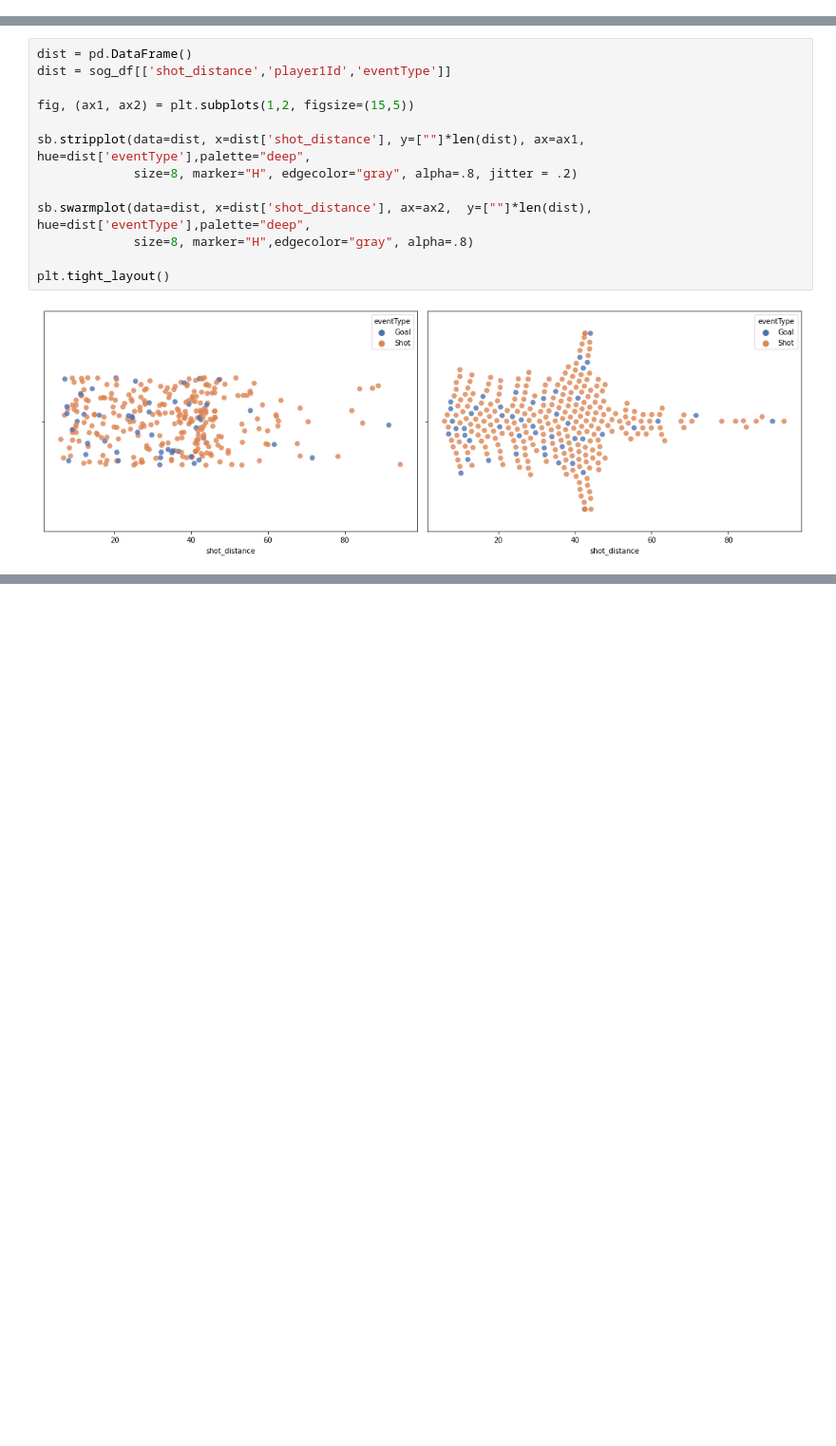
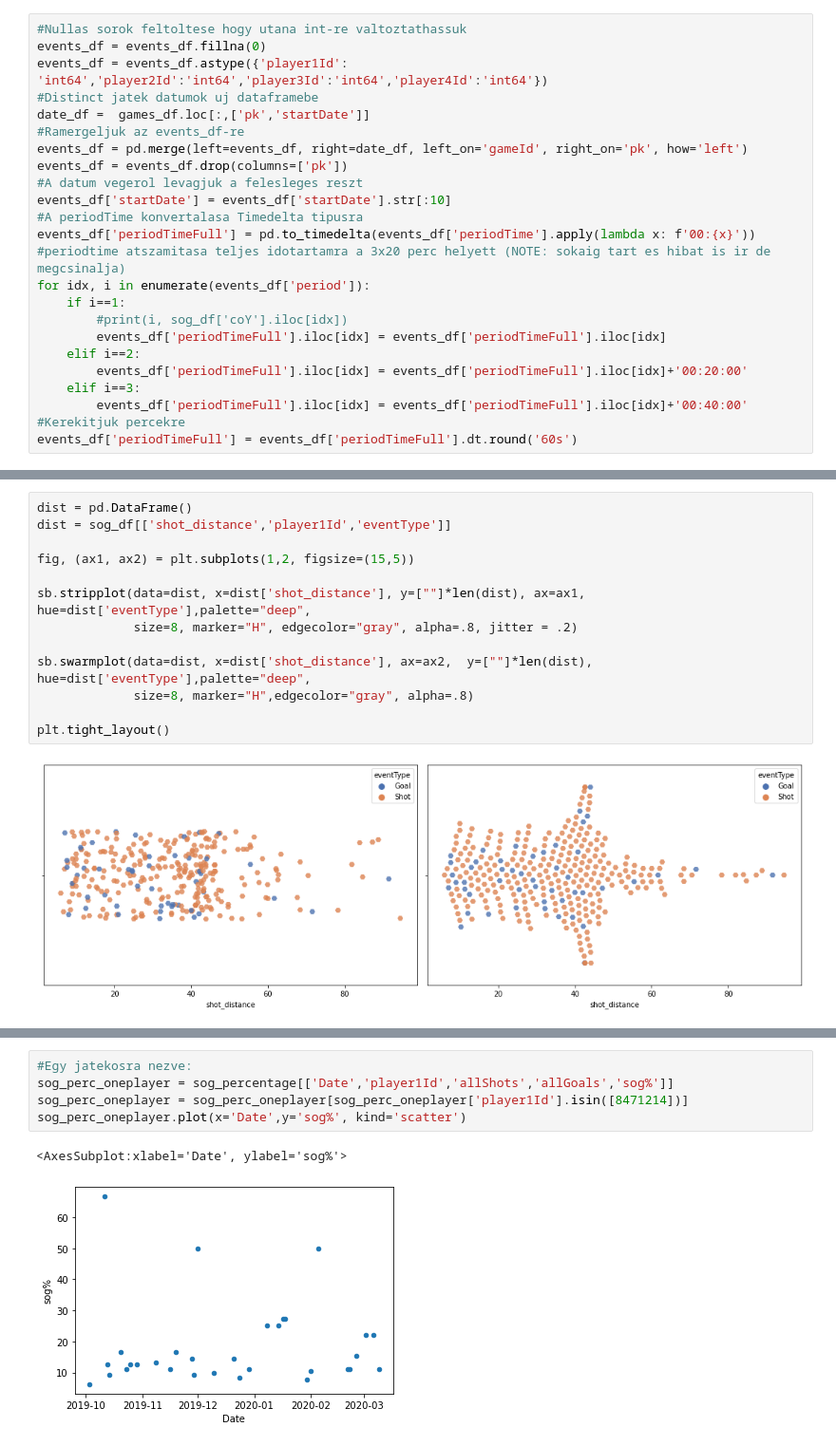
Before and after one commit to szonja126/NHL-Diplomamunka, a Jupyter notebook: readcsv.ipynb, the cells around one changed output, grey strips where cells are left out. Shown at 95% size. Drawn from its saved outputs; the diff is of its cells as text; blank space fills up the shorter version.

```diff
--- a/readcsv.ipynb
+++ b/readcsv.ipynb
@@ -28 +25,25 @@ events_df = events_df.astype({'player1Id': 'int64','player2Id':'int64','player3I
+# %%
+#Nullas sorok feltoltese hogy utana int-re valtoztathassuk
+events_df = events_df.fillna(0)
+events_df = events_df.astype({'player1Id': 'int64','player2Id':'int64','player3Id':'int64','player4Id':'int64'})
+#Distinct jatek datumok uj dataframebe
+date_df =  games_df.loc[:,['pk','startDate']]
+#Ramergeljuk az events_df-re
+events_df = pd.merge(left=events_df, right=date_df, left_on='gameId', right_on='pk', how='left')
+events_df = events_df.drop(columns=['pk'])
+#A datum vegerol levagjuk a felesleges reszt
+events_df['startDate'] = events_df['startDate'].str[:10]
+#A periodTime konvertalasa Timedelta tipusra
+events_df['periodTimeFull'] = pd.to_timedelta(events_df['periodTime'].apply(lambda x: f'00:{x}'))
+#periodtime atszamitasa teljes idotartamra a 3x20 perc helyett (NOTE: sokaig tart es hibat is ir de megcsinalja)
+for idx, i in enumerate(events_df['period']):
+    if i==1:
+        #print(i, sog_df['coY'].iloc[idx])
+        events_df['periodTimeFull'].iloc[idx] = events_df['periodTimeFull'].iloc[idx]
+    elif i==2:
+        events_df['periodTimeFull'].iloc[idx] = events_df['periodTimeFull'].iloc[idx]+'00:20:00'
+    elif i==3:
+        events_df['periodTimeFull'].iloc[idx] = events_df['periodTimeFull'].iloc[idx]+'00:40:00'
+#Kerekitjuk percekre
+events_df['periodTimeFull'] = events_df['periodTimeFull'].dt.round('60s')
 # %%
@@ -365,0 +350,8 @@ array(['Game Scheduled', 'Period Ready', 'Period Start', 'Faceoff',
+# %%
+#Egy jatekosra nezve:
+sog_perc_oneplayer = sog_percentage[['Date','player1Id','allShots','allGoals','sog%']]
+sog_perc_oneplayer = sog_perc_oneplayer[sog_perc_oneplayer['player1Id'].isin([8471214])]
+sog_perc_oneplayer.plot(x='Date',y='sog%', kind='scatter')
+# %% [output]
+<AxesSubplot:xlabel='Date', ylabel='sog%'>
+[figure, added]
```
Also changed, not shown: parts of 20 cells of this notebook.
